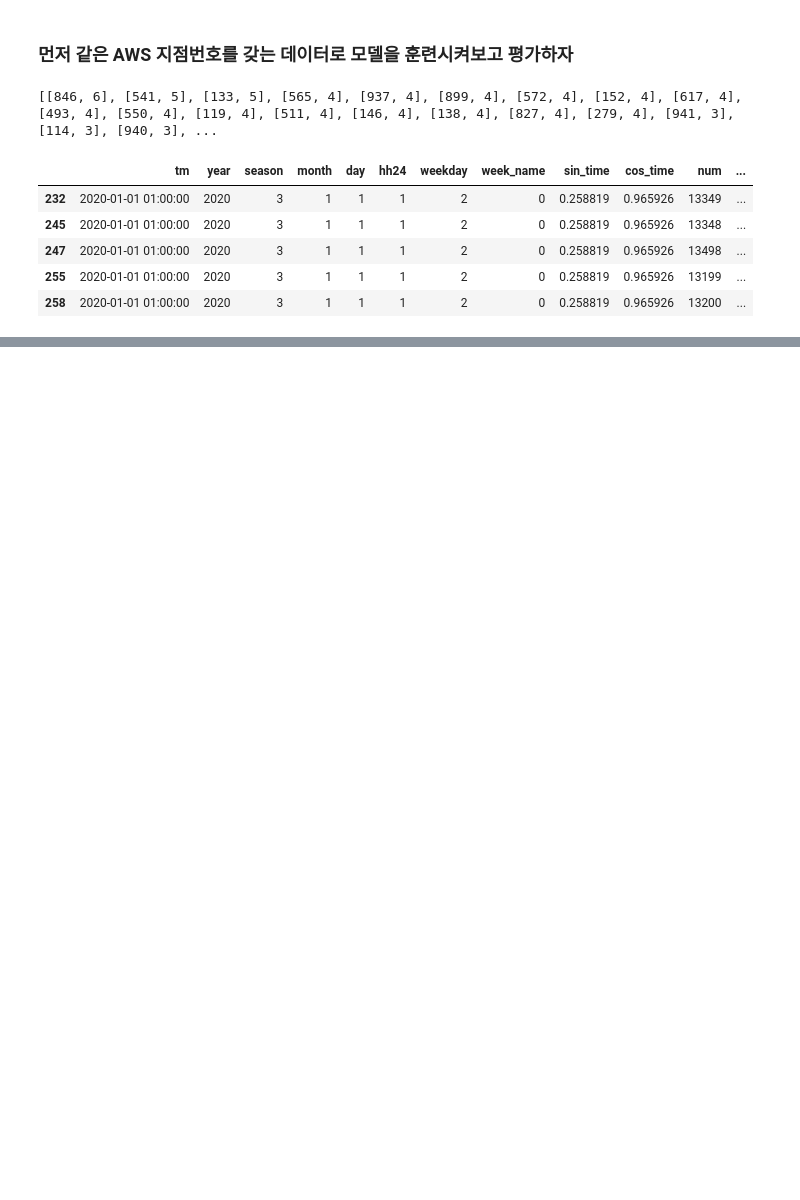
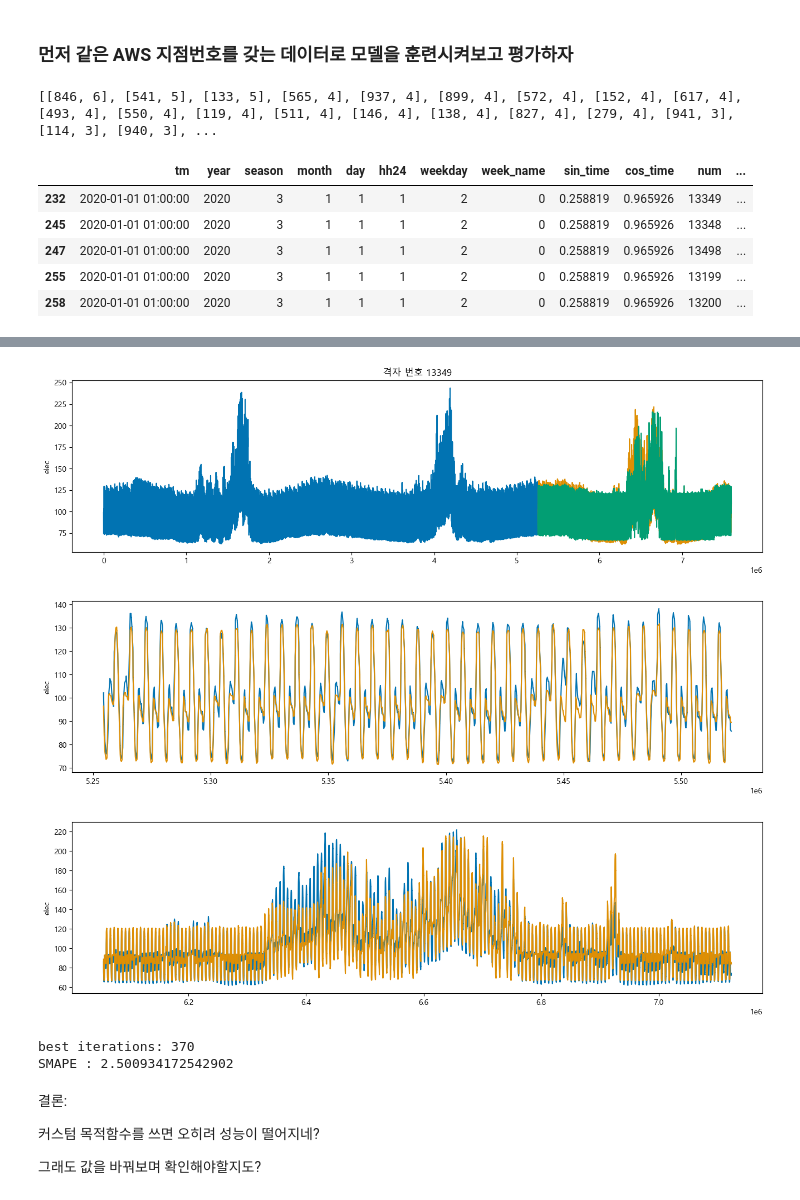
Before and after one commit to khw11044/contest, a Jupyter notebook: 5.1.main_ML.ipynb, the cells around one changed output, grey strips where cells are left out. Saved outputs shown, nothing was run; the diff lists cells and outputs as text; code cells hidden in the pictures; blank space fills up the shorter version.

```diff
--- a/5.1.main_ML.ipynb
+++ b/5.1.main_ML.ipynb
@@ -88,0 +282,18 @@ train_temp.head()
+# %%
+xgb_reg = XGBRegressor(n_estimators = 10000,
+                       eta = xgb_params.iloc[47,1],
+                       min_child_weight = xgb_params.iloc[47,2],
+                       max_depth = xgb_params.iloc[47,3],
+                       colsample_bytree = xgb_params.iloc[47,4],
+                       subsample = xgb_params.iloc[47,5],
+                       seed=0)
+
+# 커스텀한 목적함수 적용
+xgb_reg.set_params(**{'objective':weighted_mse(150)})
+
+xgb_reg.fit(
+        x_train, y_train,
+        eval_set=[(x_train, y_train), (x_val, y_val)],
+        early_stopping_rounds=300,
+        verbose=False
+        )
@@ -88,0 +312,36 @@ train_temp.head()
+# %%
+from sktime.utils.plotting import plot_series
+
+num = target_nums[0]
+val_inds = x_val[x_val['num']==num].index
+train_inds = x_train[x_train['num']==num].index
+
+x_val_num = x_val.loc[val_inds]
+y_val_num = y_val.loc[val_inds]
+y_train_num = y_train.loc[train_inds]
+
+## 주황색이 실제 전력소비량, 초록색이 예측값입니다.
+pred = xgb_reg.predict(x_val_num)
+pred = pd.Series(pred)
+pred.index = y_val_num.index      # 범위 맞춰주기
+
+plot_series(y_train_num, y_val_num, pd.Series(pred), markers=[',' , ',', ','])
+plt.title(f'격자 번호 {num}')
+plot_series(y_val_num.iloc[:1000], pd.Series(pred).iloc[:1000], markers=[',', ','])
+plot_series(y_val_num.iloc[3000:7000], pd.Series(pred).iloc[3000:7000], markers=[',', ','])
+plt.show()
+
+print('best iterations: {}'.format(xgb_reg.best_iteration))
+print('SMAPE : {}'.format(SMAPE(y_val_num, pred)))
+# %% [output]
+[figure, added]
+[figure, added]
+[figure, added]
+best iterations: 370
+SMAPE : 2.500934172542902
+# %% [markdown]
+결론:
+
+커스텀 목적함수를 쓰면 오히려 성능이 떨어지네?
+
+그래도 값을 바꿔보며 확인해야할지도?
```
Also changed, not shown: parts of 28 cells of this notebook, 2 other files.
